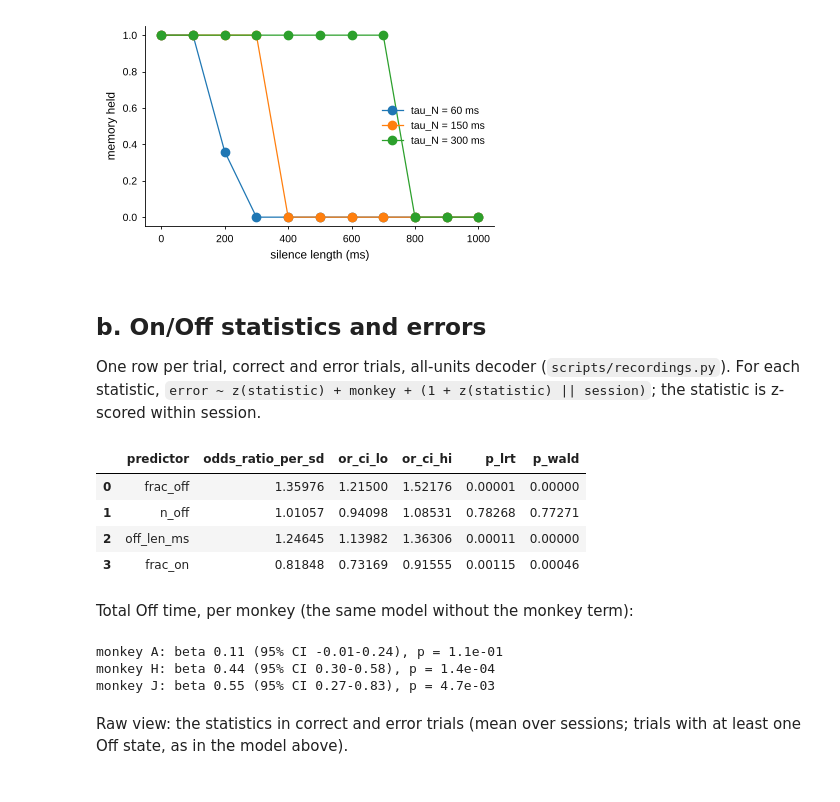
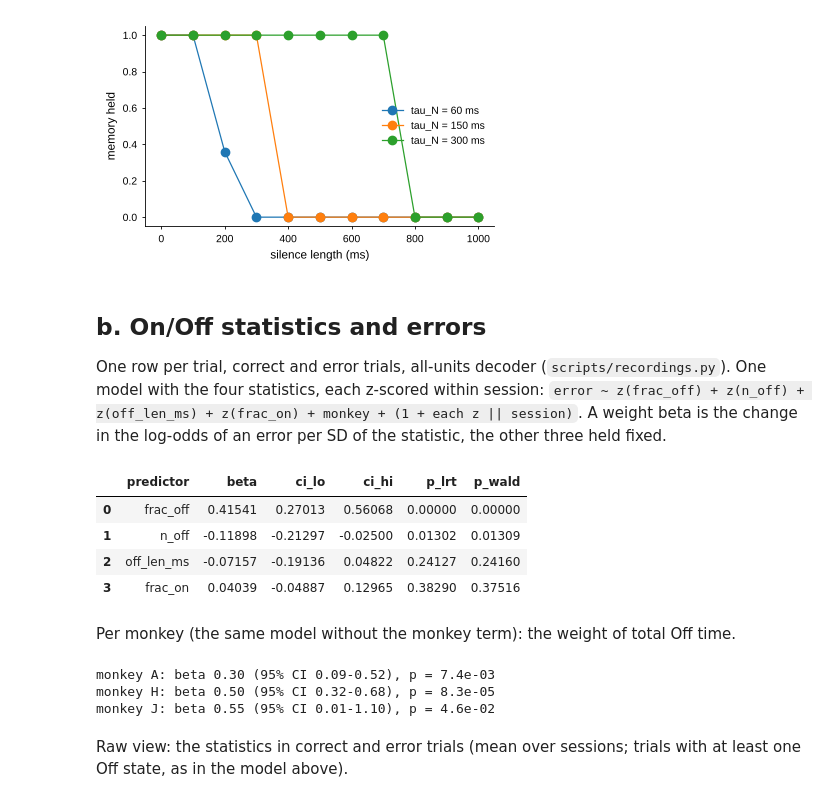
Before and after one commit to jmourabarbosa/nmda-intermitent, a Jupyter notebook: figure_notebooks/fig3.ipynb, the cells around one changed output. Drawn from its saved outputs; the diff is of its cells as text; code cells hidden in the pictures.

```diff
--- a/figure_notebooks/fig3.ipynb
+++ b/figure_notebooks/fig3.ipynb
@@ -59,29 +59,31 @@ plt.xlabel('silence length (ms)'); plt.ylabel('memory held'); plt.legend();
 [figure]
 # %% [markdown]
 ## b. On/Off statistics and errors
-One row per trial, correct and error trials, all-units decoder (`scripts/recordings.py`). For each statistic,
-`error ~ z(statistic) + monkey + (1 + z(statistic) || session)`; the statistic is z-scored within session.
+One row per trial, correct and error trials, all-units decoder (`scripts/recordings.py`). One model with the four
+statistics, each z-scored within session: `error ~ z(frac_off) + z(n_off) + z(off_len_ms) + z(frac_on) + monkey +
+(1 + each z || session)`. A weight beta is the change in the log-odds of an error per SD of the statistic, the other
+three held fixed.
 # %%
 trials = pd.read_csv(paths.results('recordings', 'per_trial.csv'))
 trials = trials[trials.monkey.isin(MONKEYS)]
-glmm, weights = behaviour.glmm_single(trials)
-glmm[['predictor', 'odds_ratio_per_sd', 'or_ci_lo', 'or_ci_hi', 'p_lrt', 'p_wald']].round(5)
+glmm, weights = behaviour.glmm(trials)
+glmm[['predictor', 'beta', 'ci_lo', 'ci_hi', 'p_lrt', 'p_wald']].round(5)
 # %% [output]
-|  | predictor | odds_ratio_per_sd | or_ci_lo | or_ci_hi | p_lrt | p_wald |
-| 0 | frac_off | 1.35976 | 1.21500 | 1.52176 | 0.00001 | 0.00000 |
-| 1 | n_off | 1.01057 | 0.94098 | 1.08531 | 0.78268 | 0.77271 |
-| 2 | off_len_ms | 1.24645 | 1.13982 | 1.36306 | 0.00011 | 0.00000 |
-| 3 | frac_on | 0.81848 | 0.73169 | 0.91555 | 0.00115 | 0.00046 |
+|  | predictor | beta | ci_lo | ci_hi | p_lrt | p_wald |
+| 0 | frac_off | 0.41541 | 0.27013 | 0.56068 | 0.00000 | 0.00000 |
+| 1 | n_off | -0.11898 | -0.21297 | -0.02500 | 0.01302 | 0.01309 |
+| 2 | off_len_ms | -0.07157 | -0.19136 | 0.04822 | 0.24127 | 0.24160 |
+| 3 | frac_on | 0.04039 | -0.04887 | 0.12965 | 0.38290 | 0.37516 |
 # %% [markdown]
-Total Off time, per monkey (the same model without the monkey term):
+Per monkey (the same model without the monkey term): the weight of total Off time.
 # %%
 for mk in MONKEYS:
-    r = behaviour.glmm_single(trials[trials.monkey == mk])[0].set_index('predictor').loc['frac_off']
-    print(f"monkey {mk}: beta {r.logodds_per_sd:.2f} (95% CI {np.log(r.or_ci_lo):.2f}-{np.log(r.or_ci_hi):.2f}), p = {r.p_lrt:.1e}")
+    r = behaviour.glmm(trials[trials.monkey == mk])[0].set_index('predictor').loc['frac_off']
+    print(f"monkey {mk}: beta {r.beta:.2f} (95% CI {r.ci_lo:.2f}-{r.ci_hi:.2f}), p = {r.p_lrt:.1e}")
 # %% [output]
-monkey A: beta 0.11 (95% CI -0.01-0.24), p = 1.1e-01
-monkey H: beta 0.44 (95% CI 0.30-0.58), p = 1.4e-04
-monkey J: beta 0.55 (95% CI 0.27-0.83), p = 4.7e-03
+monkey A: beta 0.30 (95% CI 0.09-0.52), p = 7.4e-03
+monkey H: beta 0.50 (95% CI 0.32-0.68), p = 8.3e-05
+monkey J: beta 0.55 (95% CI 0.01-1.10), p = 4.6e-02
 # %% [markdown]
 Raw view: the statistics in correct and error trials (mean over sessions; trials with at least one Off state,
 as in the model above).
```
Also changed, not shown: parts of 2 cells of this notebook, 4 other files.
